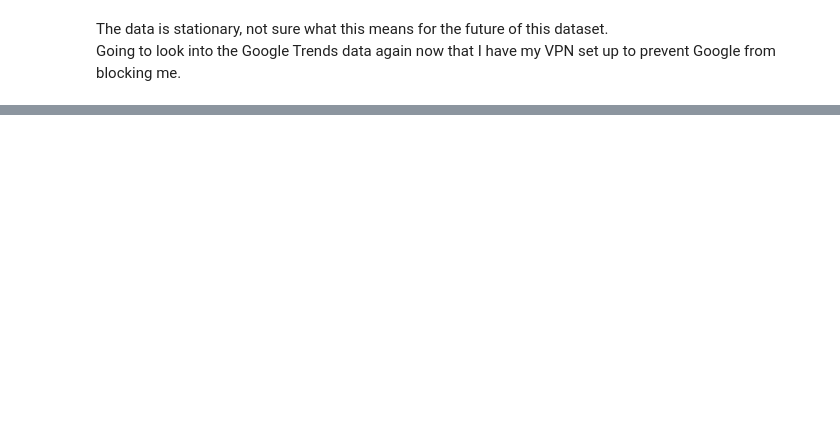
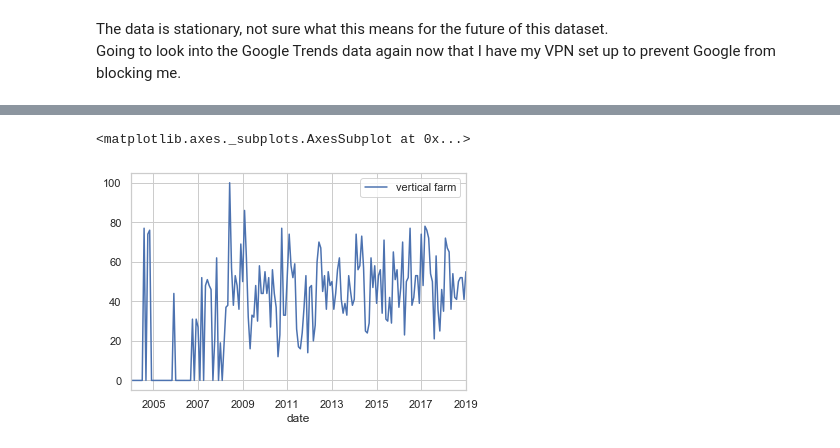
Before and after one commit to daveajstearns/mod5_project, a Jupyter notebook: data_collection.ipynb, the cells around one changed output, grey strips where cells are left out. Saved outputs shown, nothing was run; the diff lists cells and outputs as text; code cells hidden in the pictures; blank space fills up the shorter version.

```diff
--- a/data_collection.ipynb
+++ b/data_collection.ipynb
@@ -304,0 +146,10 @@ auto_corrs(urfa.resample('M').sum(), 'Urban Farming')
+# %%
+# Retrying this, just changed IP address
+gt_0914 = pytrends.build_payload(['vertical farm'], geo='US', timeframe='2000-01-01 2019-01-01')
+v_farm_gt = pytrends.interest_over_time()
+# %%
+v_farm_gt.drop(columns=['isPartial'], axis=1, inplace=True)
+v_farm_gt.plot()
+# %% [output]
+<matplotlib.axes._subplots.AxesSubplot at 0x...>
+[figure, added]
```
Also changed, not shown: parts of 47 cells of this notebook.
